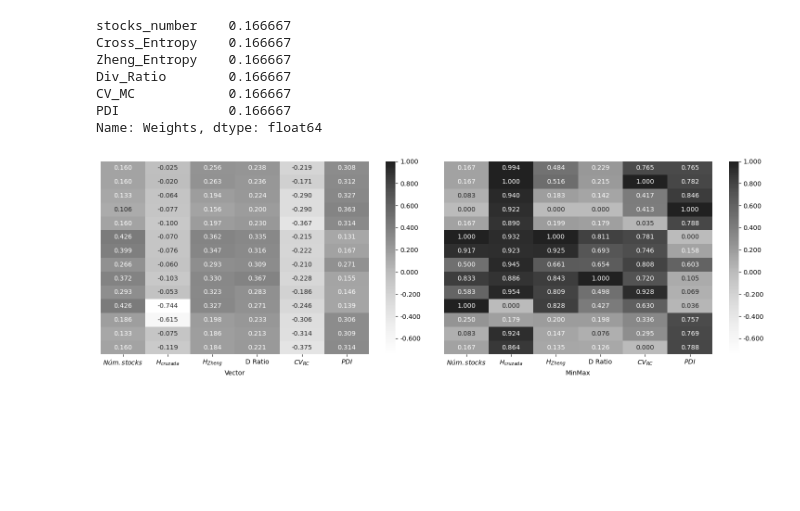
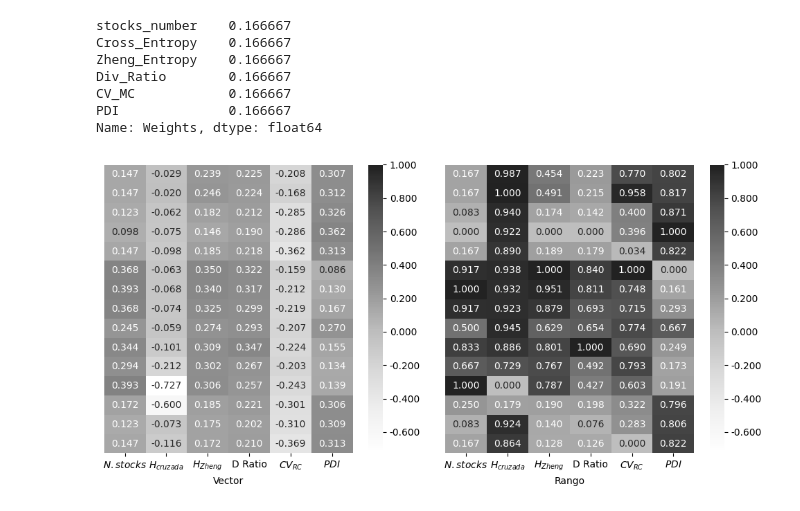
Before and after one commit to nluczywo/indicador, a Jupyter notebook: carteras_indicadores.ipynb, the cells around one changed output. Saved outputs shown, nothing was run; the diff lists cells and outputs as text; code cells hidden in the pictures; blank space fills up the shorter version.

```diff
--- a/carteras_indicadores.ipynb
+++ b/carteras_indicadores.ipynb
@@ -18,9 +18,9 @@ from skcriteria.madm import similarity, moora, electre
 from skcriteria.ranksrev import RankInvariantChecker
 # %%
 mer = joblib.load("./price_01-01-2010_to_01-10-2025.pklj")
-mer= mer[3408:3808]
+mer= mer[3408:3808]#3408:3808
 mer = mer.drop(columns=['BRIO', 'BRIO6','EDLH','EMDE','ESME','INAG','IRCP','PGR'])
-mer = mer.ffill().apply(pd.to_numeric, errors='coerce')
+mer = mer.ffill().apply(pd.to_numeric, errors='coerce').bfill()
 mer = mer.infer_objects(copy=False)
 pd.set_option('future.no_silent_downcasting', True)
 mer
@@ -40,7 +40,7 @@ mer
 400 rows × 63 columns
 # %%
 base19 = gp.StocksSet.from_prices(
-        mer,
+        mer[1:],
         weights=None,
         title="2025Merval19m",
         description=("Argentine stock market prices") )
@@ -69,11 +69,11 @@ ms = gp.optimize.mean_variance.MVOptimizer( model='max_sharpe')
 # %%
 # Diccionario de bases originales
 bases = {
-    "sharpe19": base19,
-    "sharpe12": base12,
-    "sharpe9":  base9,
-    "sharpe6":  base6,
-    "sharpe3":  base3,
+    "Sharpe 19m": base19,
+    "Sharpe 12m": base12,
+    "Sharpe 9m":  base9,
+    "Sharpe 6m":  base6,
+    "Sharpe 3m":  base3,
 }
 
 # Lista para guardar resultados
@@ -158,11 +167,11 @@ mk2 = gp.optimize.mean_variance.Markowitz(target_risk=0.30)
 # %%
 # Diccionario de bases originales
 basesm2= {
-    "marko19_strisk": base19,
-    "marko12_strisk": base12,
-    "marko9_strisk":  base9,
-    "marko6_strisk":  base6,
-    "marko3_strisk":  base3,
+    "Riesgo máx. 19m": base19,
+    "Riesgo máx. 12m": base12,
+    "Riesgo máx. 9m":  base9,
+    "Riesgo máx. 6m":  base6,
+    "Riesgo máx. 3m":  base3,
 }
 
 # Lista para guardar resultados
@@ -325,7 +366,7 @@ PDI              0.166667
 Name: Weights, dtype: float64
 # %%
 trans = [
-    "$Núm. stocks$",
+    "$N. stocks$",
     "$H_{cruzada}$",
     "$H_{Zheng}$ ",
     "D Ratio",
@@ -333,7 +374,7 @@ trans = [
     "$PDI$",
 ]
 
-fig, axs = plt.subplots(1, 2, figsize=(15, 5), sharex=True)
+fig, axs = plt.subplots(1, 2, figsize=(10, 5), sharey=True)
 
 data_vec = np.asarray(dm_igual_vector.matrix)
 data_mm  = np.asarray(dm_igual_minmax.matrix)
@@ -354,35 +395,35 @@ sns.heatmap(
     fmt=".3f",
     cbar=True,
     cbar_kws={"format": "%.3f"},
     yticklabels=False,
 )
 
 sns.heatmap(
     data_mm,
     ax=axs[1],
     cmap="Greys",
     vmin=vmin,
     vmax=vmax,
     center=center,
     annot=True,
     fmt=".3f",
     cbar=True,
     cbar_kws={"format": "%.3f"},
     yticklabels=False,
 )
 
 axs[0].set_xlabel("Vector")
-axs[1].set_xlabel("MinMax")
+axs[1].set_xlabel("Rango")
 
 for ax in axs:
     ax.set_xticks(np.arange(len(trans)) + 0.5)
     ax.set_xticklabels(trans, rotation=0)
 
 fig.tight_layout()
 fig.savefig("imgs/mapanormalminmax.pdf", bbox_inches="tight")
 plt.show()
 # %% [output]
-[figure, old version]
+[figure, new version]
 # %%
 # Create the stability evaluator
 rrt1 = RankInvariantChecker(
```
Also changed, not shown: parts of 14 cells of this notebook, 9 other files.
